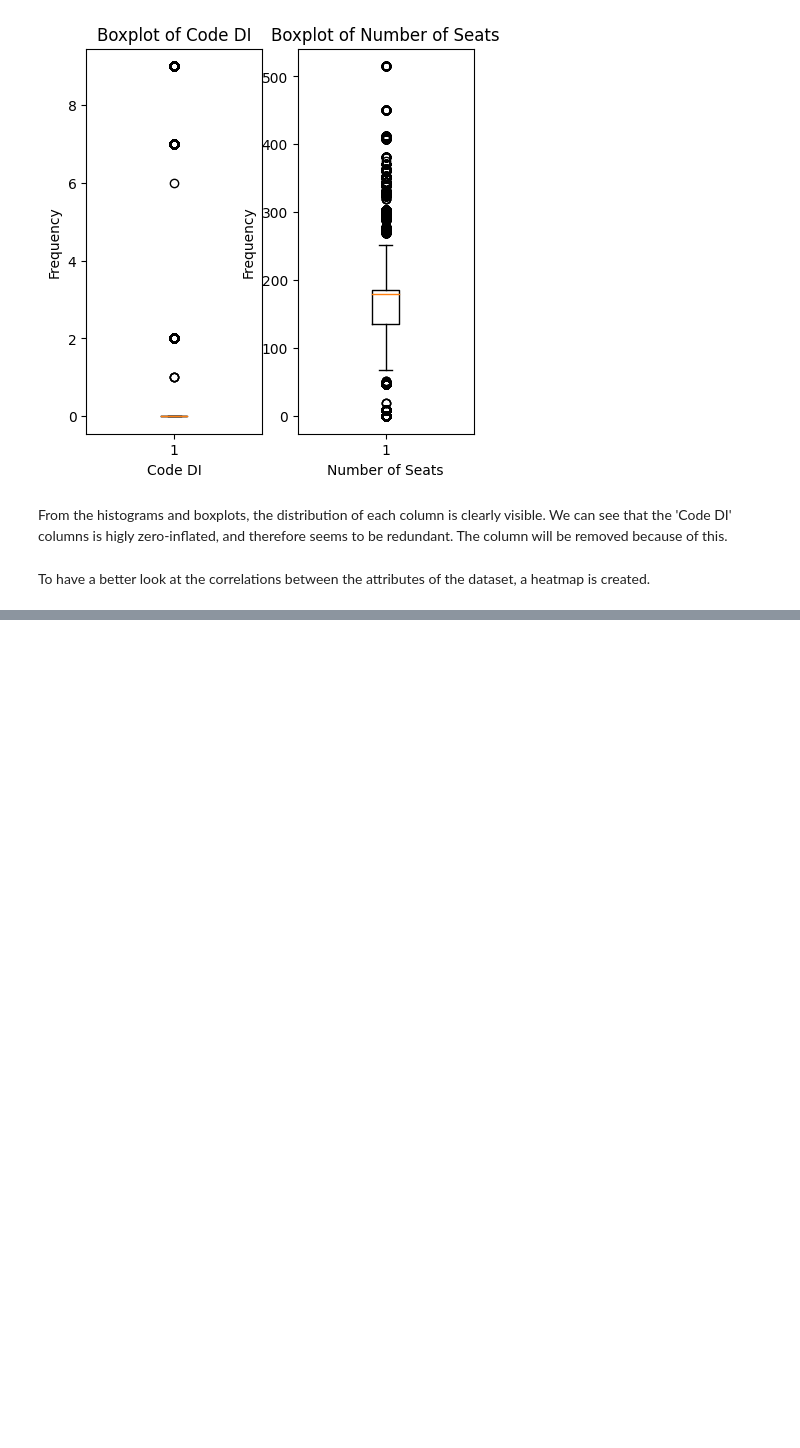
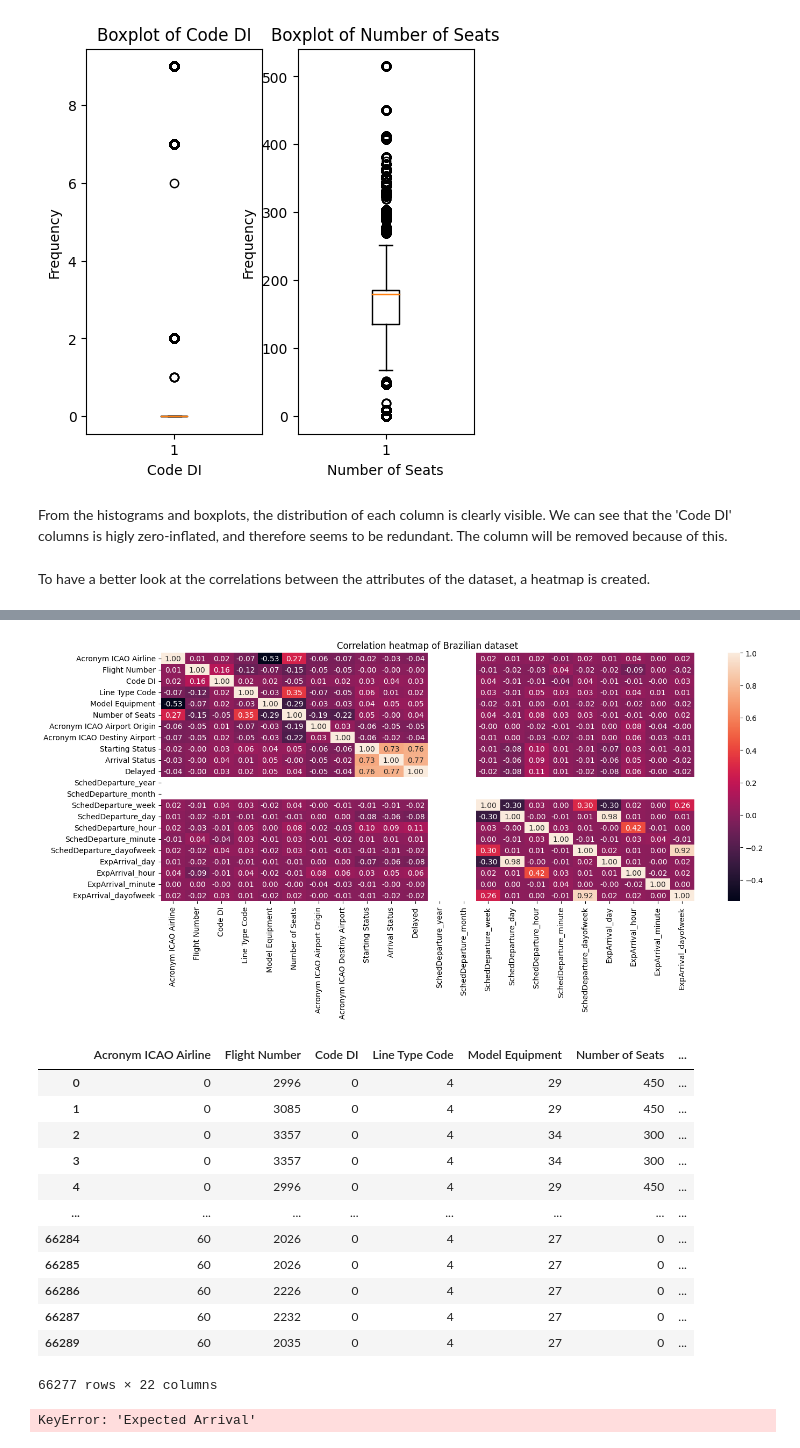
Before and after one commit to TygoF/Flight-delay-prediction, a Jupyter notebook: main.ipynb, the cells around one changed output, grey strips where cells are left out. Cells and saved outputs as stored; diff of their text form; code cells hidden in the pictures; blank space fills up the shorter version.

```diff
--- a/main.ipynb
+++ b/main.ipynb
@@ -238,0 +280,50 @@ plt.show()
+# %%
+# Remove columns that are redundant
+data_brazil3.drop(columns=['actual match', 'actual arrival', 'Reference'], inplace=True)
+# %%
+for i, name in enumerate(data_brazil3.columns.values):
+    if not is_numeric_dtype(data_brazil3[name]):
+        data_brazil3[name] = data_brazil3[name].astype('category').cat.codes
+plt.figure(figsize=(16, 6))
+plt.title("Correlation heatmap of Brazilian dataset")
+heatmap = sns.heatmap(data_brazil3.corr(), annot=True, fmt=".2f")
+plt.show()
+display(data_brazil3)
+# %% [output]
+[figure, added]
+|  | Acronym ICAO Airline | Flight Number | Code DI | Line Type Code | Model Equipment | Number of Seats | ... |
+| 0 | 0 | 2996 | 0 | 4 | 29 | 450 | ... |
+| 1 | 0 | 3085 | 0 | 4 | 29 | 450 | ... |
+| 2 | 0 | 3357 | 0 | 4 | 34 | 300 | ... |
+| 3 | 0 | 3357 | 0 | 4 | 34 | 300 | ... |
+| 4 | 0 | 2996 | 0 | 4 | 29 | 450 | ... |
+| ... | ... | ... | ... | ... | ... | ... | ... |
+| 66284 | 60 | 2026 | 0 | 4 | 27 | 0 | ... |
+| 66285 | 60 | 2026 | 0 | 4 | 27 | 0 | ... |
+| 66286 | 60 | 2226 | 0 | 4 | 27 | 0 | ... |
+| 66287 | 60 | 2232 | 0 | 4 | 27 | 0 | ... |
+| 66289 | 60 | 2035 | 0 | 4 | 27 | 0 | ... |
+66277 rows × 22 columns
+# %%
+# display(data_brazil3.loc[:,:'Arrival Status'])
+f_p_values=chi2(data_brazil3.loc[:,:'Expected Arrival'], data_brazil3.loc[:,'Delayed'])
+p_values=pd.Series(f_p_values[1])
+p_values.index=data_brazil3.loc[:,:'Expected Arrival'].columns
+print(p_values.sort_index(ascending=False))
+
+
+mutual_info = mutual_info_classif(data_brazil3.loc[:,:'Expected Arrival'], data_brazil3.loc[:,'Delayed'])
+mutual_info = pd.Series(mutual_info)
+mutual_info.index = data_brazil3.loc[:,:'Expected Arrival'].columns
+print(mutual_info.sort_values(ascending=False))
+
+mutual_info.sort_values(ascending=False).plot.bar(figsize=(20, 8))
+plt.show()
+
+from sklearn.feature_selection import SelectKBest
+#No we Will select the top 5 important features
+sel_five_cols = SelectKBest(mutual_info_classif, k=5)
+sel_five_cols.fit(data_brazil3.loc[:,:'Expected Arrival'], data_brazil3.loc[:,'Delayed'])
+data_brazil3.loc[:,:'Expected Arrival'].columns[sel_five_cols.get_support()]
+# %% [output]
+KeyError: 'Expected Arrival'
```
Also changed, not shown: parts of 9 cells of this notebook.
